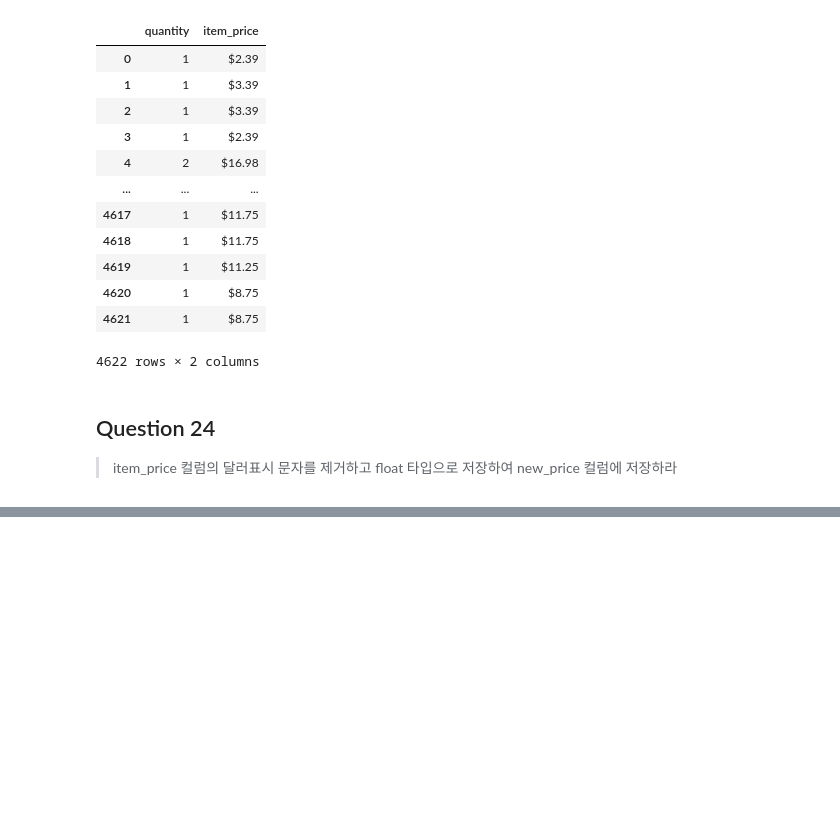
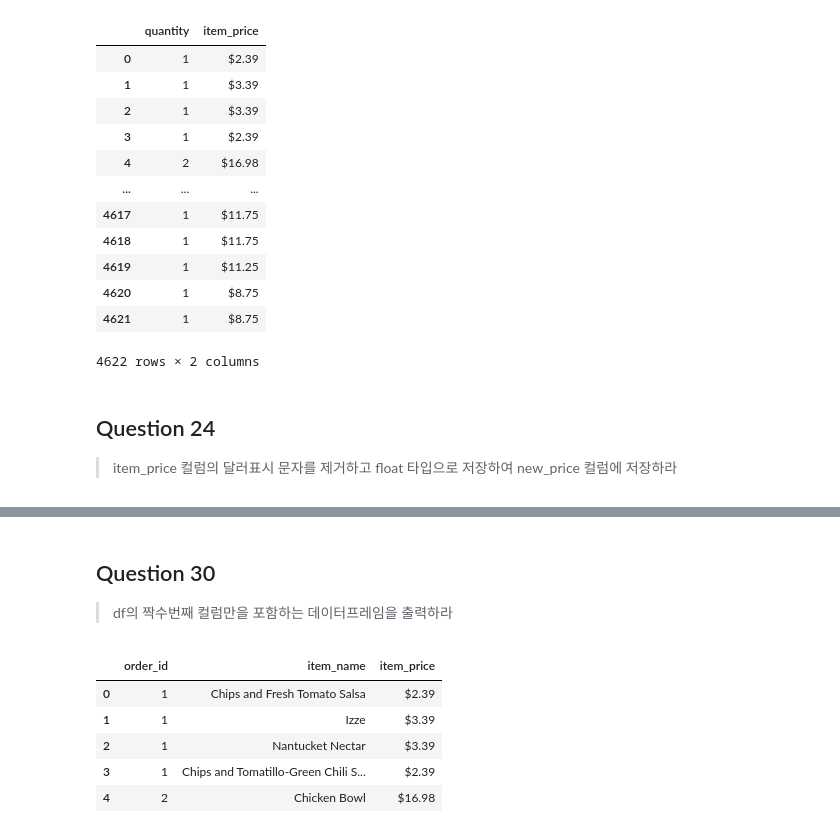
Before and after one commit to lagonee23/Practice, a Jupyter notebook: Pandas/Pandas_tutorial.ipynb, the cells around one changed output, grey strips where cells are left out. Saved outputs shown, nothing was run; the diff lists cells and outputs as text; code cells hidden in the pictures; blank space fills up the shorter version.

```diff
--- a/Pandas/Pandas_tutorial.ipynb
+++ b/Pandas/Pandas_tutorial.ipynb
@@ -284,0 +359,12 @@ df3[['quantity', 'item_price']]
+# %% [markdown]
+## Question 30
+> df의 짝수번째 컬럼만을 포함하는 데이터프레임을 출력하라
+# %%
+df3.iloc[:, ::2].head()
+# %% [output]
+|  | order_id | item_name | item_price |
+| 0 | 1 | Chips and Fresh Tomato Salsa | $2.39 |
+| 1 | 1 | Izze | $3.39 |
+| 2 | 1 | Nantucket Nectar | $3.39 |
+| 3 | 1 | Chips and Tomatillo-Green Chili S... | $2.39 |
+| 4 | 2 | Chicken Bowl | $16.98 |
```
Also changed, not shown: parts of 12 cells of this notebook.
